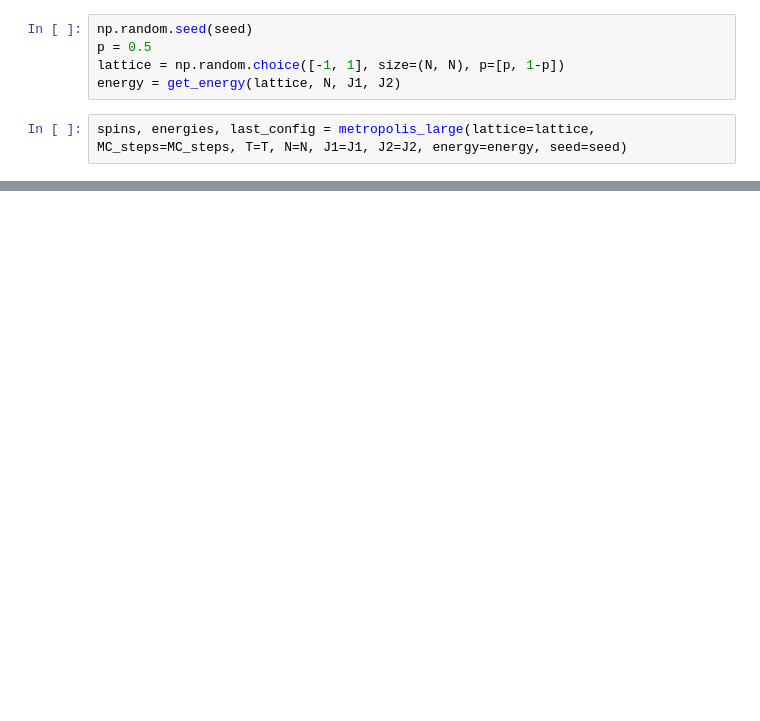
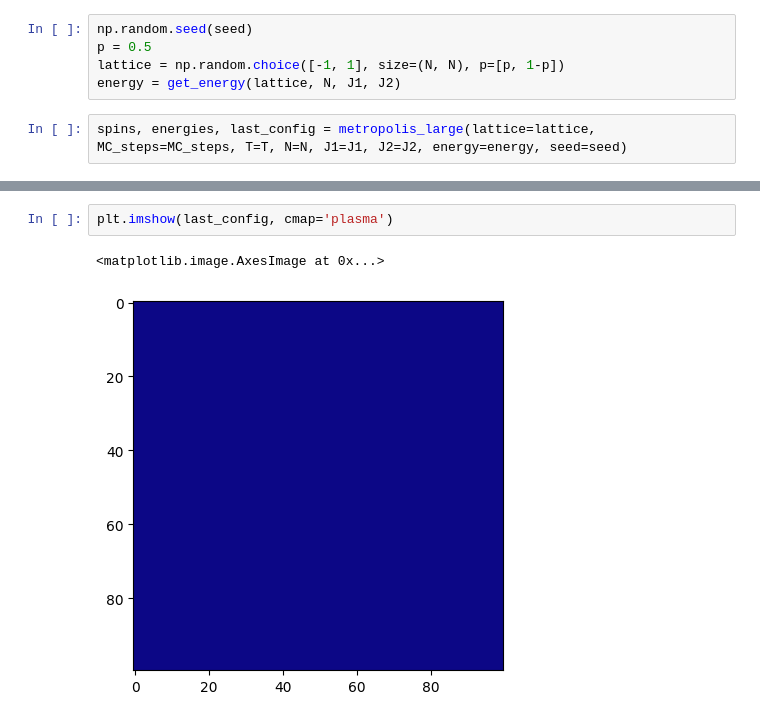
Before and after one commit to MrIsCM/Ising-Model, a Jupyter notebook: speed_tests.ipynb, the cells around one changed output, grey strips where cells are left out. Cells and saved outputs as stored; diff of their text form; blank space fills up the shorter version.

```diff
--- a/speed_tests.ipynb
+++ b/speed_tests.ipynb
@@ -29,0 +40,5 @@ plt.grid()
+# %%
+plt.imshow(last_config, cmap='plasma')
+# %% [output]
+<matplotlib.image.AxesImage at 0x...>
+[figure, added]
```
Also changed, not shown: parts of 6 cells of this notebook, 1 other file.
